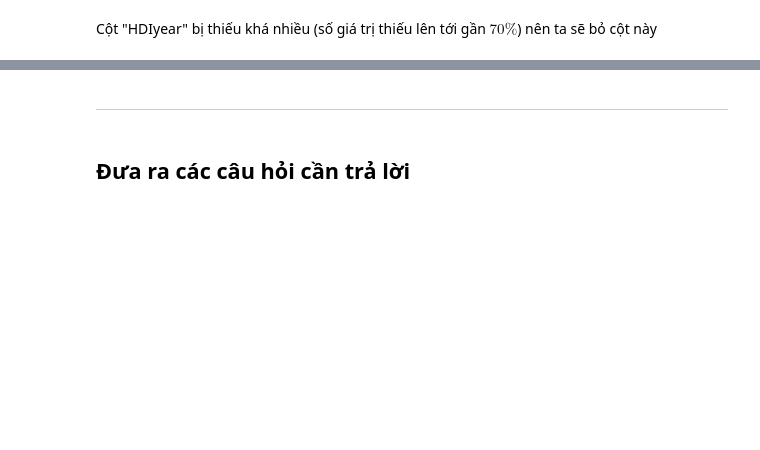
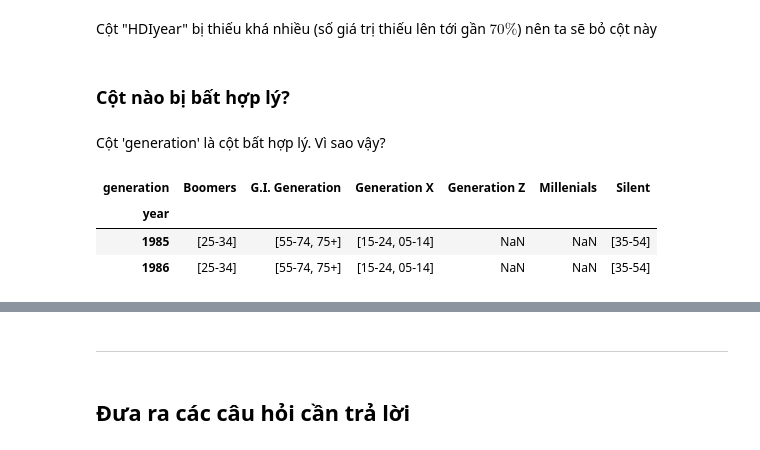
Before and after one commit to mannt-jp/LTCKHDL_DACK, a Jupyter notebook: 1712586-NguyenThanhMan.ipynb, the cells around one changed output, grey strips where cells are left out. Saved outputs shown, nothing was run; the diff lists cells and outputs as text; code cells hidden in the pictures; blank space fills up the shorter version.

```diff
--- a/1712586-NguyenThanhMan.ipynb
+++ b/1712586-NguyenThanhMan.ipynb
@@ -201,3 +203,14 @@ dtype: float64
 Cột "HDIyear" bị thiếu khá nhiều (số giá trị thiếu lên tới gần $70\%$) nên ta sẽ bỏ cột này
 # %%
 df.drop(columns='HDIyear', inplace=True)
+# %% [markdown]
+### Cột nào bị bất hợp lý?
+# %% [markdown]
+Cột 'generation' là cột bất hợp lý. Vì sao vậy?
+# %%
+df.groupby(['year', 'generation']).age.unique().unstack().loc[1985:1986]
+# %% [output]
+| generation | Boomers | G.I. Generation | Generation X | Generation Z | Millenials | Silent |
+| year |  |  |  |  |  |  |
+| 1985 | [25-34] | [55-74, 75+] | [15-24, 05-14] | NaN | NaN | [35-54] |
+| 1986 | [25-34] | [55-74, 75+] | [15-24, 05-14] | NaN | NaN | [35-54] |
```
Also changed, not shown: parts of 41 cells of this notebook.
